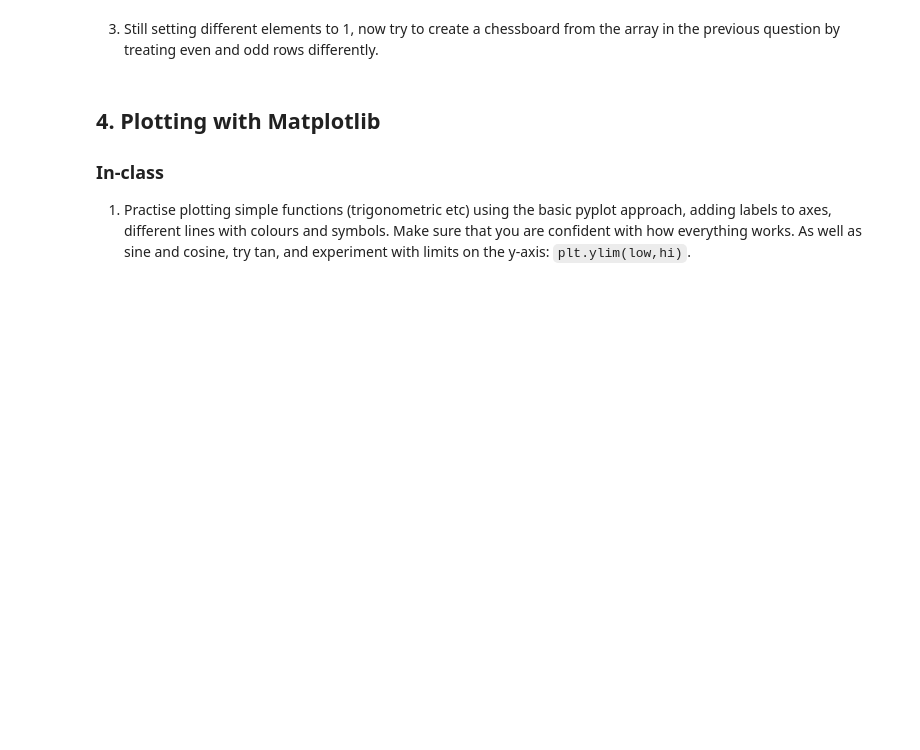
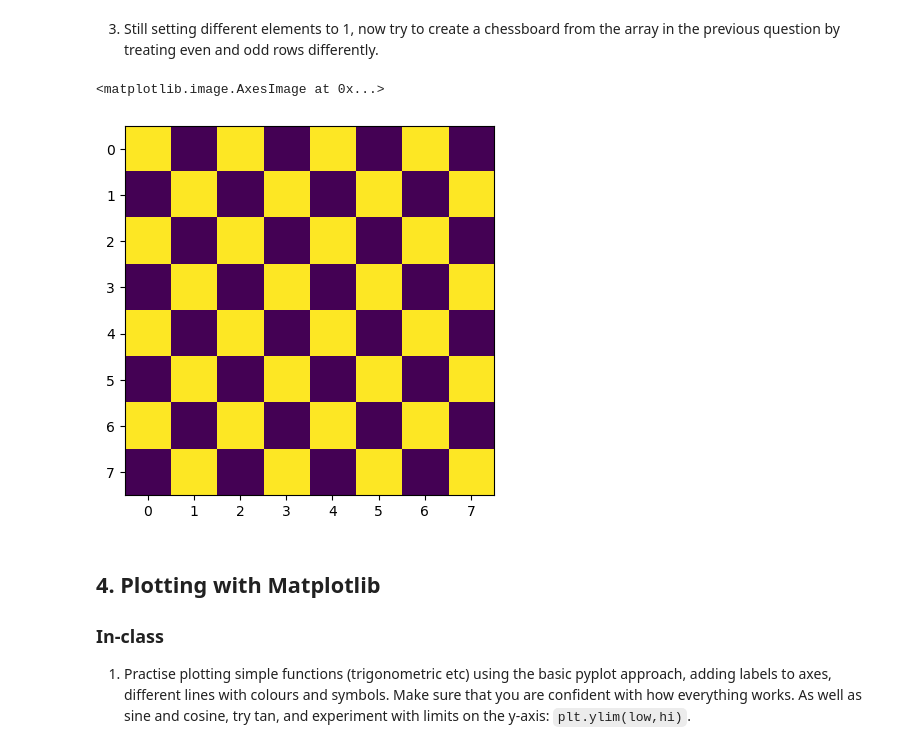
Before and after one commit to zfla/PHAS0030, a Jupyter notebook: Week 1/Session 1 Exercises.ipynb, the cells around one changed output. Drawn from its saved outputs; the diff is of its cells as text; code cells hidden in the pictures; blank space fills up the shorter version.

```diff
--- a/Week 1/Session 1 Exercises.ipynb
+++ b/Week 1/Session 1 Exercises.ipynb
@@ -57,5 +105,15 @@ print(len(arr2))
 # %% [markdown]
 3.	Still setting different elements to 1, now try to create a chessboard from the array in the previous question by treating even and odd rows differently.
+# %%
+arr_zero = np.zeros((8, 8))
+
+arr_zero[1::2,1::2] = 1
+arr_zero[::2,::2] = 1
+
+plt.imshow(arr_zero)
+# %% [output]
+<matplotlib.image.AxesImage at 0x...>
+[figure, added]
 # %% [markdown]
 ## 4. Plotting with Matplotlib
 
```
Also changed, not shown: parts of 45 cells of this notebook, 4 other files.
